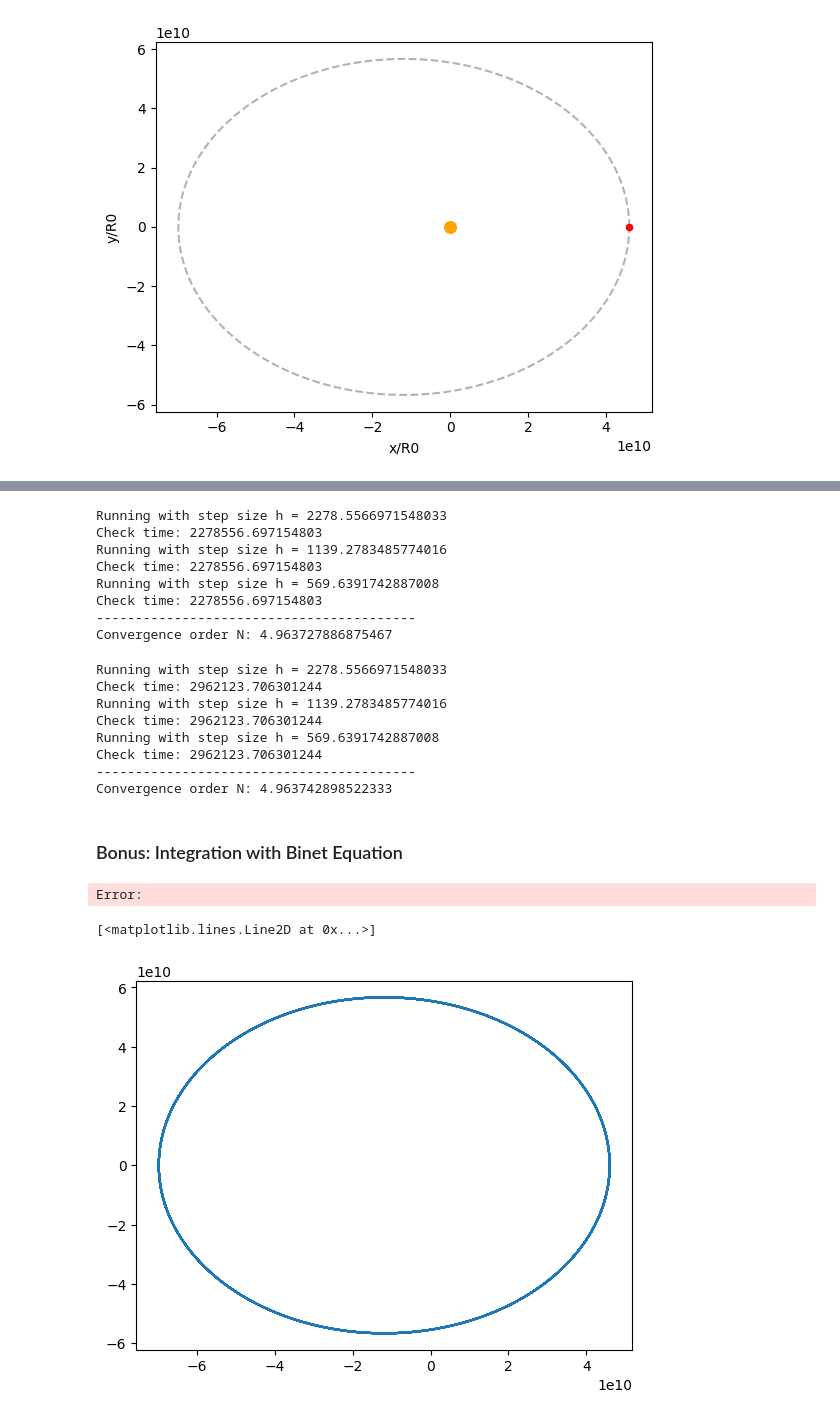
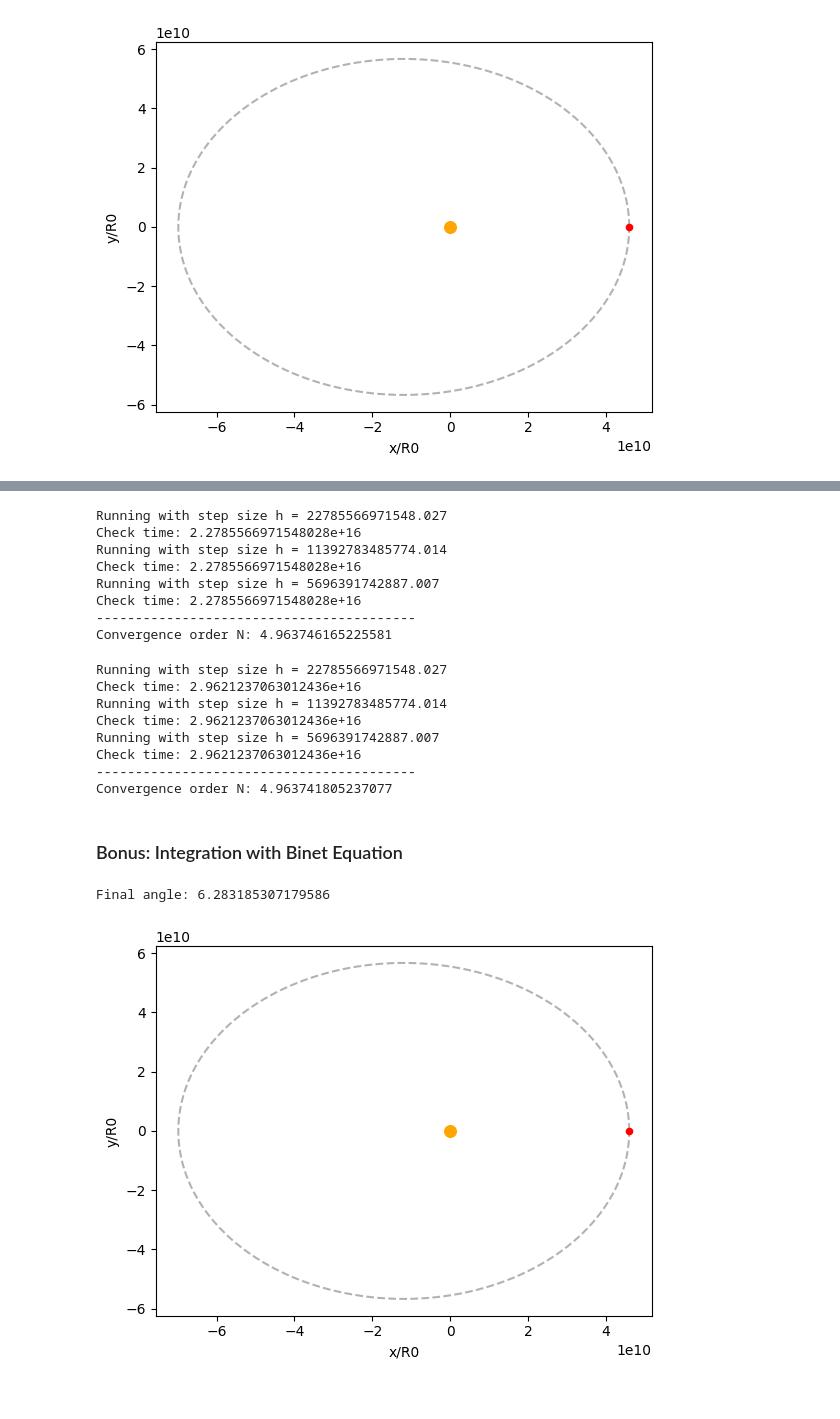
Before and after one commit to om-erika/numerical-methods-2026, a Jupyter notebook: elliptical_odes/mercury_precession.ipynb, the cells around one changed output, grey strips where cells are left out. Cells and saved outputs as stored; diff of their text form; code cells hidden in the pictures.

```diff
--- a/elliptical_odes/mercury_precession.ipynb
+++ b/elliptical_odes/mercury_precession.ipynb
@@ -129,8 +129,8 @@ def adaptive_dormand_prince(var_0, var_f, y0, h_init, rtol=1e-10, atol=1e-15, va
     string variable: determines which ODEs are solved
 
     returns:
-    array (vars): array of all times/angles evaluated (tau or phi)
-    array (ys): all evolved steps [radius, angle phi, radial velocity] or [u, du/dphi]
+    array (float): array of all times/angles evaluated (tau or phi)
+    array (float): all evolved steps [radius, angle phi, radial velocity] or [u, du/dphi]
     """
     y = y0
     var = var_0
@@ -155,11 +155,9 @@ def adaptive_dormand_prince(var_0, var_f, y0, h_init, rtol=1e-10, atol=1e-15, va
             y = y5
             vars.append(var)
             ys.append(y)
-
             # increase step size if too small
             if err_norm > 0:
                 h = h * safety * err_norm**(-exp_err)
-
         else:                        #rejected timestep
             h = h * max(safety * err_norm**(-exp_err), 0.1)
 
@@ -471,14 +478,14 @@ N = np.log2(np.abs((y_results[0] - y_results[1])/(y_results[2] - y_results[1])))
 print('-----------------------------------------')
 print('Convergence order N:', N)
 # %% [output]
-Running with step size h = 2278.5566971548033
-Check time: 2278556.697154803
-Running with step size h = 1139.2783485774016
-Check time: 2278556.697154803
-Running with step size h = 569.6391742887008
-Check time: 2278556.697154803
+Running with step size h = 22785566971548.027
+Check time: 2.2785566971548028e+16
+Running with step size h = 11392783485774.014
+Check time: 2.2785566971548028e+16
+Running with step size h = 5696391742887.007
+Check time: 2.2785566971548028e+16
 -----------------------------------------
-Convergence order N: 4.963727886875467
+Convergence order N: 4.963746165225581
 # %%
 tf = tf + 0.3*tf
 time_results = []
@@ -506,18 +513,18 @@ N = np.log2(np.abs((y_results[0] - y_results[1])/(y_results[2] - y_results[1])))
 print('-----------------------------------------')
 print('Convergence order N:', N)
 # %% [output]
-Running with step size h = 2278.5566971548033
-Check time: 2962123.706301244
-Running with step size h = 1139.2783485774016
-Check time: 2962123.706301244
-Running with step size h = 569.6391742887008
-Check time: 2962123.706301244
+Running with step size h = 22785566971548.027
+Check time: 2.9621237063012436e+16
+Running with step size h = 11392783485774.014
+Check time: 2.9621237063012436e+16
+Running with step size h = 5696391742887.007
+Check time: 2.9621237063012436e+16
 -----------------------------------------
-Convergence order N: 4.963742898522333
+Convergence order N: 4.963741805237077
 # %% [markdown]
 ### Bonus: Integration with Binet Equation
 # %%
-phif = 10*2*np.pi                       #10 orbits in radians
+phif = 2*np.pi                       #451 orbits in radians
 print('Final angle:', phif)
 h_convergence = phif/100
 
@@ -526,16 +533,21 @@ u_0 = 1/rp
 du_dphi_0 = 0.
 
 y0 = np.array([u_0, du_dphi_0])
-phi, y = adaptive_dormand_prince(phi_0, phif, y0, h_convergence, rtol=1e-20, atol=1e-25, variable='phi')
+phi, y = adaptive_dormand_prince(phi_0, phif, y0, h_convergence, rtol=1e-25, atol=1e-30, variable='phi')
 
 r = 1/y[:, 0]
 du_dphi = y[:, 1]
 # %% [output]
-Error:
+Final angle: 6.283185307179586
 # %%
 x = r*np.cos(phi)
 y = r*np.sin(phi)
-plt.plot(x, y)
+
+plt.scatter(0., 0., color = 'orange', s = 70)
+plt.scatter(x[-1], y[-1], color = 'red', s = 20)
+plt.plot(x, y, zorder = -1, color = 'grey', linestyle = '--', alpha = 0.6)
+plt.xlabel('x/R0')
+plt.ylabel('y/R0')
+plt.show()
 # %% [output]
-[<matplotlib.lines.Line2D at 0x...>]
-[figure, old version]
+[figure, new version]
```
Also changed, not shown: parts of 12 cells of this notebook.
